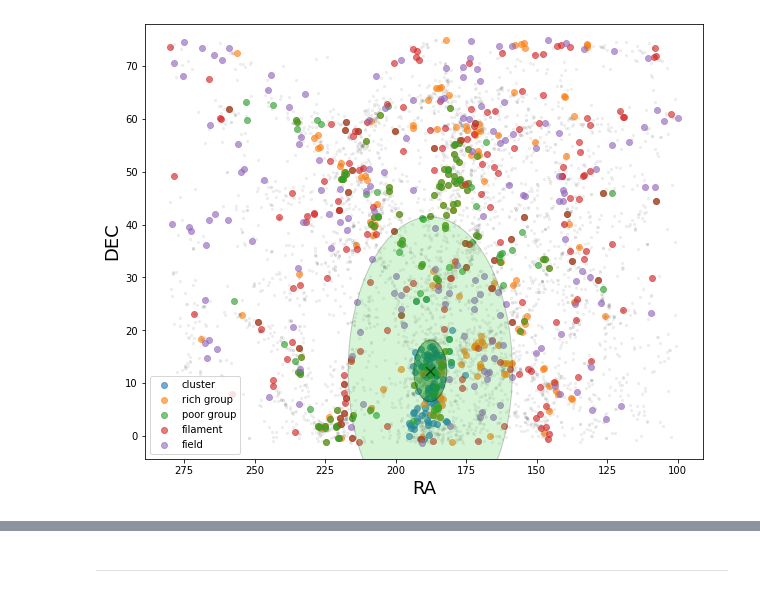
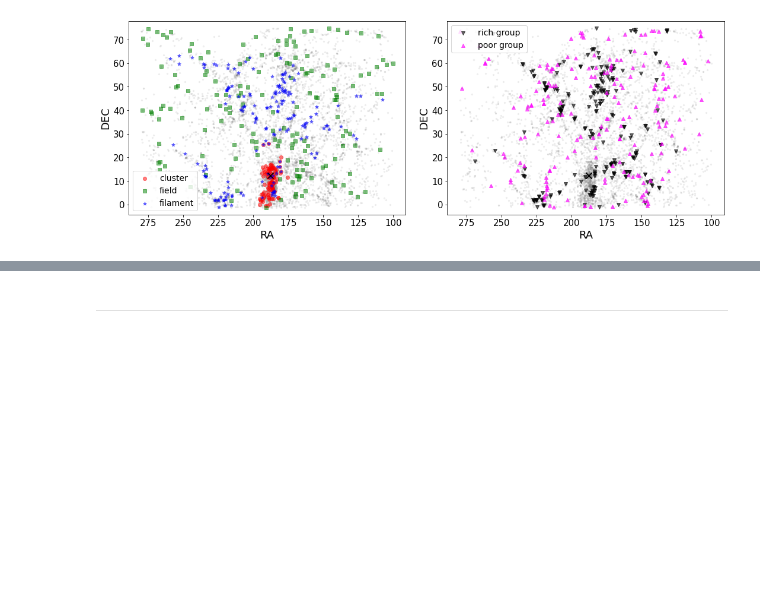
Before and after one commit to Kyssuber/research, a Jupyter notebook: data_analysis/virgowise_plots.ipynb, the cells around one changed output, grey strips where cells are left out. Cells and saved outputs as stored; diff of their text form; code cells hidden in the pictures; blank space fills up the shorter version.

```diff
--- a/data_analysis/virgowise_plots.ipynb
+++ b/data_analysis/virgowise_plots.ipynb
@@ -20,30 +20,49 @@ vf_fil = vf[env['filament_member']]
 vf_pg = vf[env['poor_group_memb']]
 vf_field = vf[env['pure_field']]
 # %%
-vf_env = [vf_cluster,vf_rg,vf_fil,vf_pg,vf_field]
-vf_label = ['cluster','rich group','poor group','filament','field']
-RA_center = 187.70
-DEC_center = 12.34
-virial_radius = 5.8224 #(degrees)
-fig, ax = plt.subplots(figsize=(10,8))
+vf_env = [vf_cluster,vf_field,vf_fil]
+vf_group = [vf_rg,vf_pg]
+vf_label = ['cluster','field','filament']
+group_label = ['rich group','poor group']
+markers = ['o','s','*']
+markers_group = ['v','^']
+vf_color=['red','green','blue']
+group_color=['black','magenta']
 
-ax.scatter(vf_full['RA_1'],vf_full['DEC_1'],s=5,alpha=0.1,color='gray')
-plt.gca().invert_xaxis()
-plt.ylabel('DEC',fontsize=18)
-plt.xlabel('RA',fontsize=18)
-for i in range(0,len(vf_env)):
-    plt.scatter(vf_env[i]['RA_1'],vf_env[i]['DEC_1'],label=vf_label[i],alpha=0.6)
-ax.scatter([187.7],[12.34],color='black',marker='x',s=80)
+fig=plt.figure(figsize=(18,6))
 
-circle_oneVR = plt.Circle((RA_center,DEC_center),virial_radius,facecolor='green',edgecolor='black',alpha=0.4)
-ax.add_patch(circle_oneVR)
-circle_fiveVR = plt.Circle((RA_center,DEC_center),virial_radius*5,facecolor='limegreen',edgecolor='black',alpha=0.2)
-ax.add_patch(circle_fiveVR)
+plt.subplots_adjust(hspace=.2,wspace=.15)
 
-plt.ylim(np.min(vf_full['DEC_1'])-3,np.max(vf_full['DEC_1'])+3)
-plt.legend()
+for n in range(0,2):
+    ax=fig.add_subplot(1,2,n+1)
+
+    ax.scatter(vf_full['RA_1'],vf_full['DEC_1'],s=5,alpha=0.1,color='gray')
+    ax.scatter([187.7],[12.34],color='black',marker='x',s=100)
+
+    plt.gca().invert_xaxis()
+    plt.ylabel('DEC',fontsize=18)
+    plt.xlabel('RA',fontsize=18)
+    if n==0:
+        for i in range(len(vf_env)):
+            plt.scatter(vf_env[i]['RA_1'],vf_env[i]['DEC_1'],marker=markers[i],
+                        label=vf_label[i],alpha=0.5,color=vf_color[i])
+            plt.xticks(fontsize=15)
+            plt.yticks(fontsize=15)
+    if n==1:
+        for i in range(len(vf_group)):
+            plt.scatter(vf_group[i]['RA_1'],vf_group[i]['DEC_1'],marker=markers_group[i],
+                        label=group_label[i],alpha=0.6,color=group_color[i])
+            plt.xticks(fontsize=15)
+            plt.yticks(fontsize=15)
+
+    ax.scatter([187.7],[12.34],color='black',marker='x',s=100)
+    plt.ylim(np.min(vf_full['DEC_1'])-3,np.max(vf_full['DEC_1'])+3)
+    ax.legend(fontsize=14)
+
+
+plt.savefig(homedir+'/Desktop/radec_env.png',dpi=300,bbox_inches='tight', pad_inches=0.2)
+
 
 plt.show()
-#plt.savefig()
 # %% [output]
-[figure, old version]
+[figure, new version]
```
Also changed, not shown: parts of 8 cells of this notebook, 4 other files.
